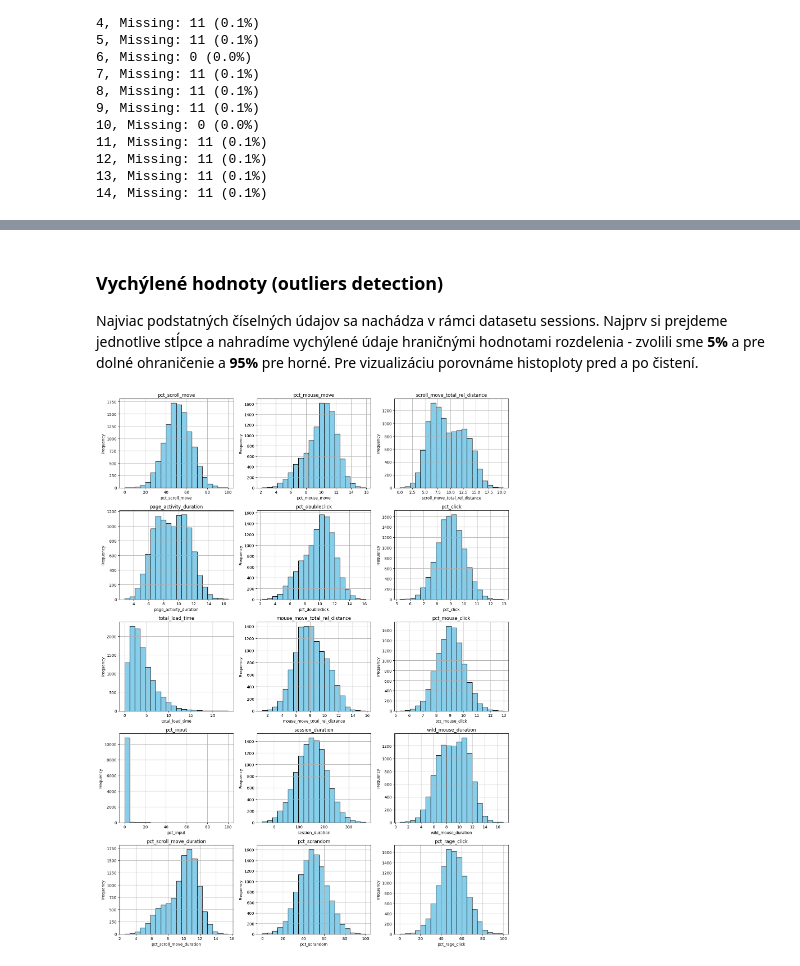
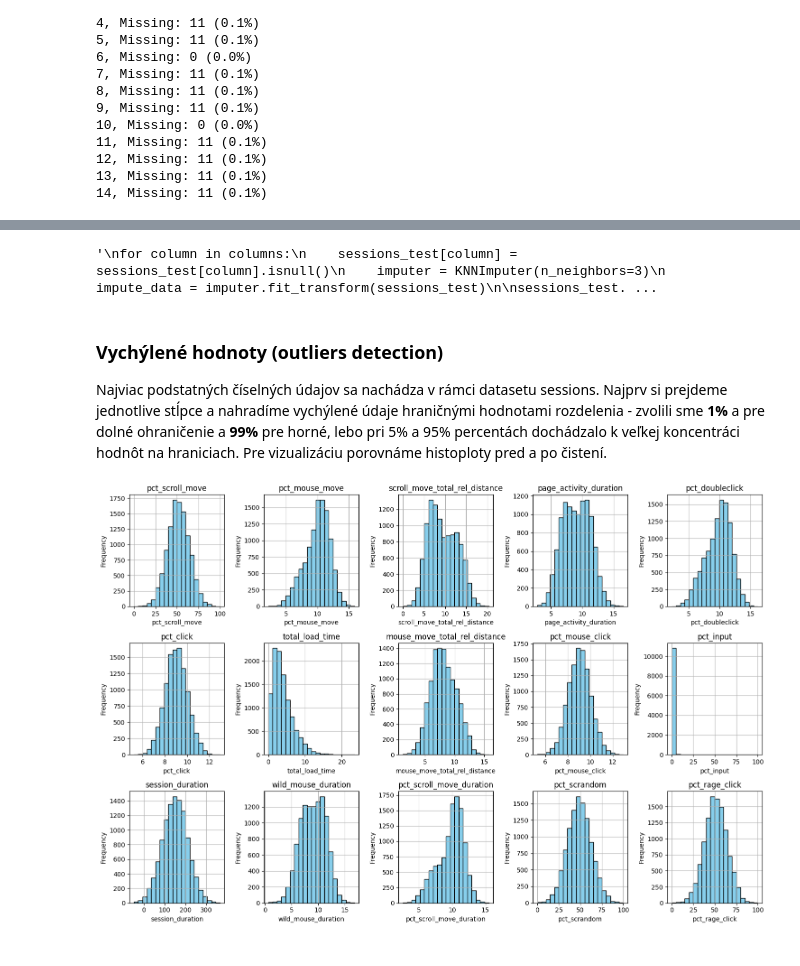
Before and after one commit to JakubGruber90/IAU_project, a Jupyter notebook: phase-2.ipynb, the cells around one changed output, grey strips where cells are left out. Cells and saved outputs as stored; diff of their text form; code cells hidden in the pictures.

```diff
--- a/phase-2.ipynb
+++ b/phase-2.ipynb
@@ -167,32 +167,34 @@ memory usage: 2.0+ MB
 # %%
 #ses_cpy = sessions_test.copy()
 
-
+'''
 for column in columns:
     sessions_test[column] = sessions_test[column].isnull()
     imputer = KNNImputer(n_neighbors=3)
     impute_data = imputer.fit_transform(sessions_test)
 
-sessions_test.info()
+sessions_test.info()'''
+# %% [output]
+'\nfor column in columns:\n    sessions_test[column] = sessions_test[column].isnull()\n    imputer = KNNImputer(n_neighbors=3)\n    impute_data = imputer.fit_transform(sessions_test)\n\nsessions_test. ...
 # %% [markdown]
 <h3>Vychýlené hodnoty (outliers detection)</h3>
-Najviac podstatných číselných údajov sa nachádza v rámci datasetu sessions. Najprv si prejdeme jednotlive stĺpce a nahradíme vychýlené údaje hraničnými hodnotami rozdelenia - zvolili sme <b>5%</b> a pre dolné ohraničenie a <b>95%</b> pre horné.
+Najviac podstatných číselných údajov sa nachádza v rámci datasetu sessions. Najprv si prejdeme jednotlive stĺpce a nahradíme vychýlené údaje hraničnými hodnotami rozdelenia - zvolili sme <b>1%</b> a pre dolné ohraničenie a <b>99%</b> pre horné, lebo pri 5% a 95% percentách dochádzalo k veľkej koncentráci hodnôt na hraniciach.
 Pre vizualizáciu porovnáme histoploty pred a po čistení.
 # %%
-num_rows = 5
-num_cols = 3
+num_rows = 3
+num_cols = 5
 
-fig, axs = plt.subplots(num_rows, num_cols, figsize=(15, 20))
+fig, axs = plt.subplots(num_rows, num_cols, figsize=(15, 10))
 axs = axs.flatten()
 
 for i, column_name in enumerate(columns):
     axs[i].hist(sessions[column_name], bins=20, color='skyblue', edgecolor='black')
     axs[i].set_title(column_name)
     axs[i].set_xlabel(column_name)
     axs[i].set_ylabel('Frequency')
     axs[i].grid(True)
 
 plt.tight_layout()
 plt.show()
 # %% [output]
-[figure, old version]
+[figure, new version]
```
Also changed, not shown: parts of 8 cells of this notebook.
